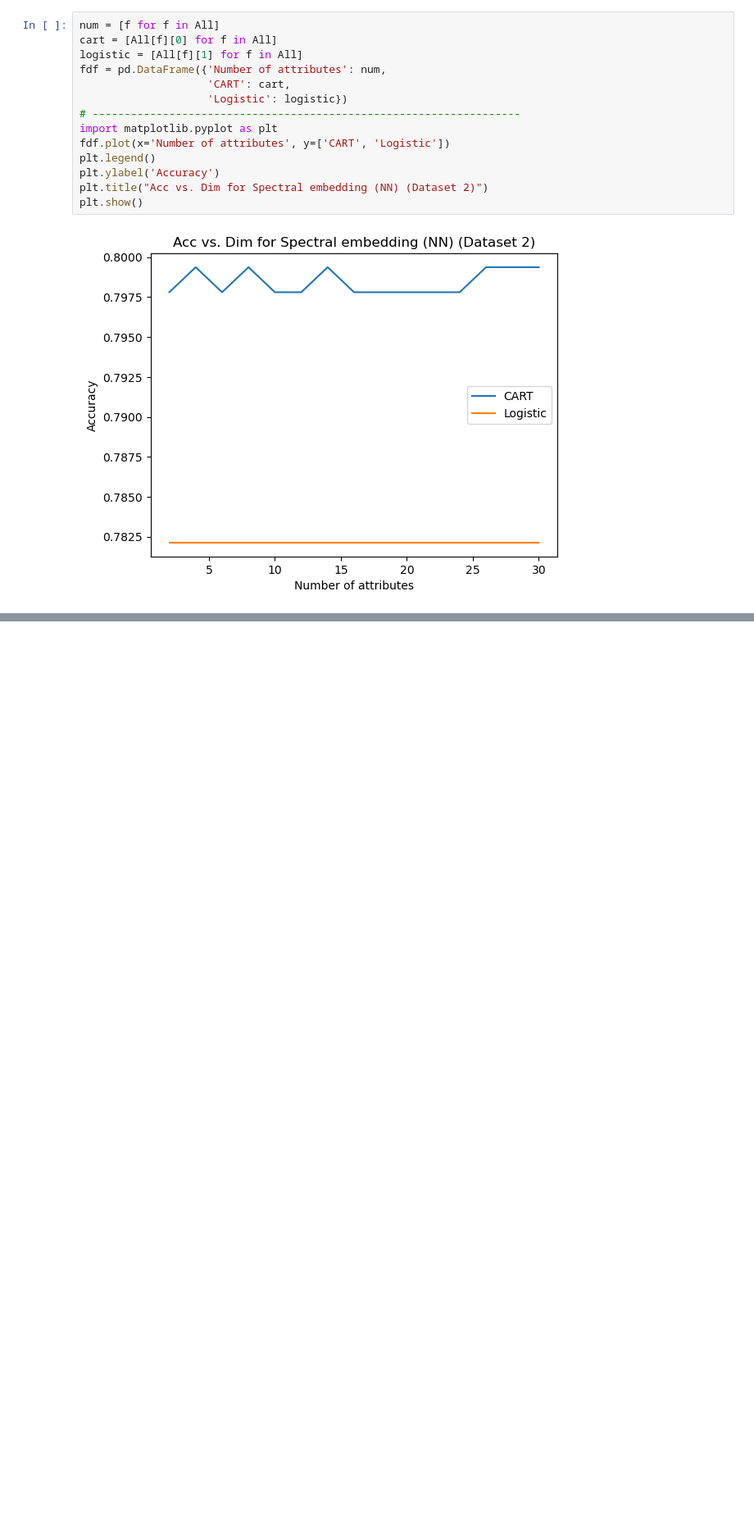
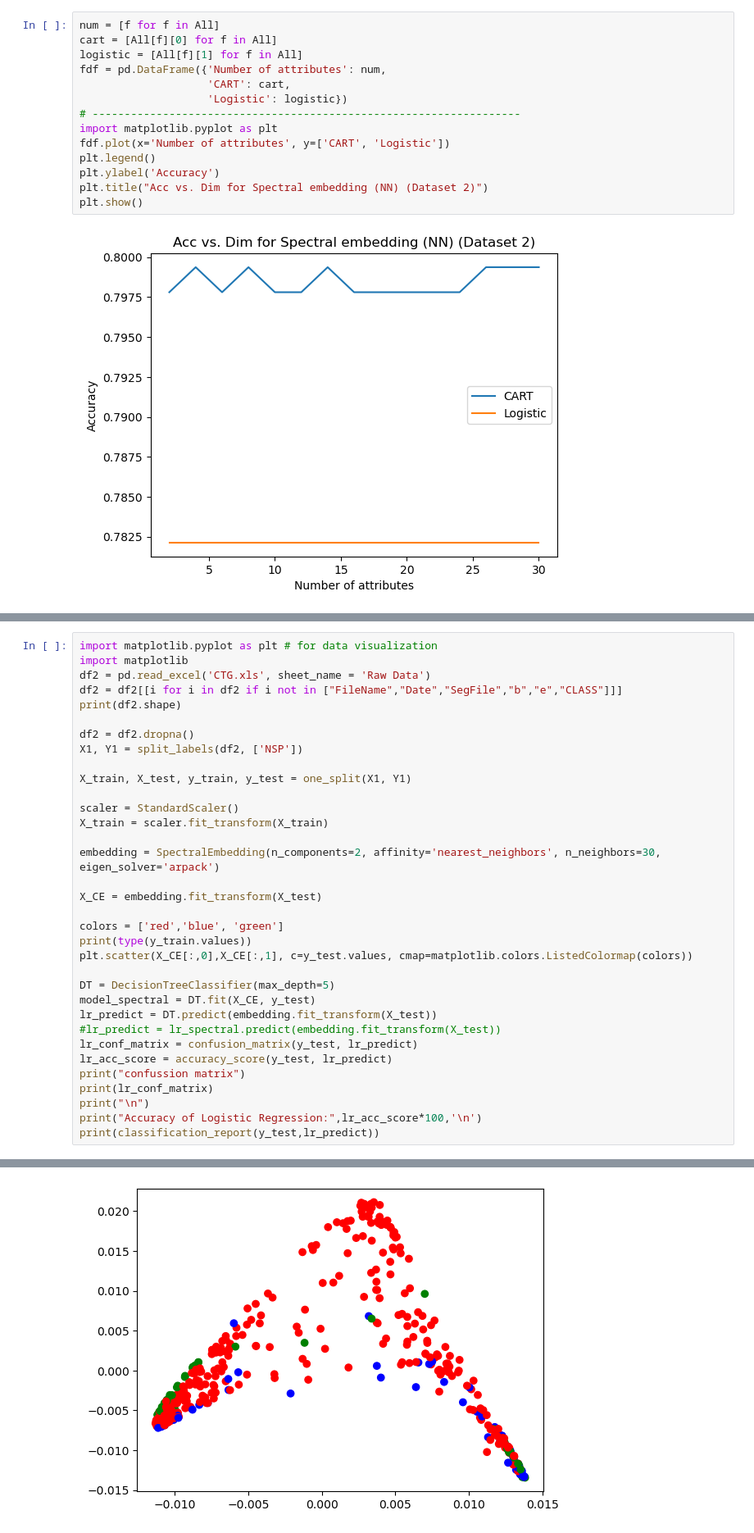
Before and after one commit to almusawiaf/CMSC635Project, a Jupyter notebook: CMSC635_Project3_Dataset2.ipynb, the cells around one changed output, grey strips where cells are left out. Shown at 82% size. Saved outputs shown, nothing was run; the diff lists cells and outputs as text; blank space fills up the shorter version.

```diff
--- a/CMSC635_Project3_Dataset2.ipynb
+++ b/CMSC635_Project3_Dataset2.ipynb
@@ -416,0 +436,35 @@ weighted avg       0.59      0.77      0.66       426
+# %%
+import matplotlib.pyplot as plt # for data visualization
+import matplotlib
+df2 = pd.read_excel('CTG.xls', sheet_name = 'Raw Data')
+df2 = df2[[i for i in df2 if i not in ["FileName","Date","SegFile","b","e","CLASS"]]]
+print(df2.shape)
+
+df2 = df2.dropna()
+X1, Y1 = split_labels(df2, ['NSP'])
+
+X_train, X_test, y_train, y_test = one_split(X1, Y1)
+
+scaler = StandardScaler()
+X_train = scaler.fit_transform(X_train)
+
+embedding = SpectralEmbedding(n_components=2, affinity='nearest_neighbors', n_neighbors=30, eigen_solver='arpack')
+
+X_CE = embedding.fit_transform(X_test)
+
+colors = ['red','blue', 'green']
+print(type(y_train.values))
+plt.scatter(X_CE[:,0],X_CE[:,1], c=y_test.values, cmap=matplotlib.colors.ListedColormap(colors))
+
+DT = DecisionTreeClassifier(max_depth=5)
+model_spectral = DT.fit(X_CE, y_test)
+lr_predict = DT.predict(embedding.fit_transform(X_test))
+#lr_predict = lr_spectral.predict(embedding.fit_transform(X_test))
+lr_conf_matrix = confusion_matrix(y_test, lr_predict)
+lr_acc_score = accuracy_score(y_test, lr_predict)
+print("confussion matrix")
+print(lr_conf_matrix)
+print("\n")
+print("Accuracy of Logistic Regression:",lr_acc_score*100,'\n')
+print(classification_report(y_test,lr_predict))
+# %% [output]
@@ -416,0 +490 @@ weighted avg       0.59      0.77      0.66       426
+[figure, added]
```
Also changed, not shown: parts of 10 cells of this notebook, 2 other files.
